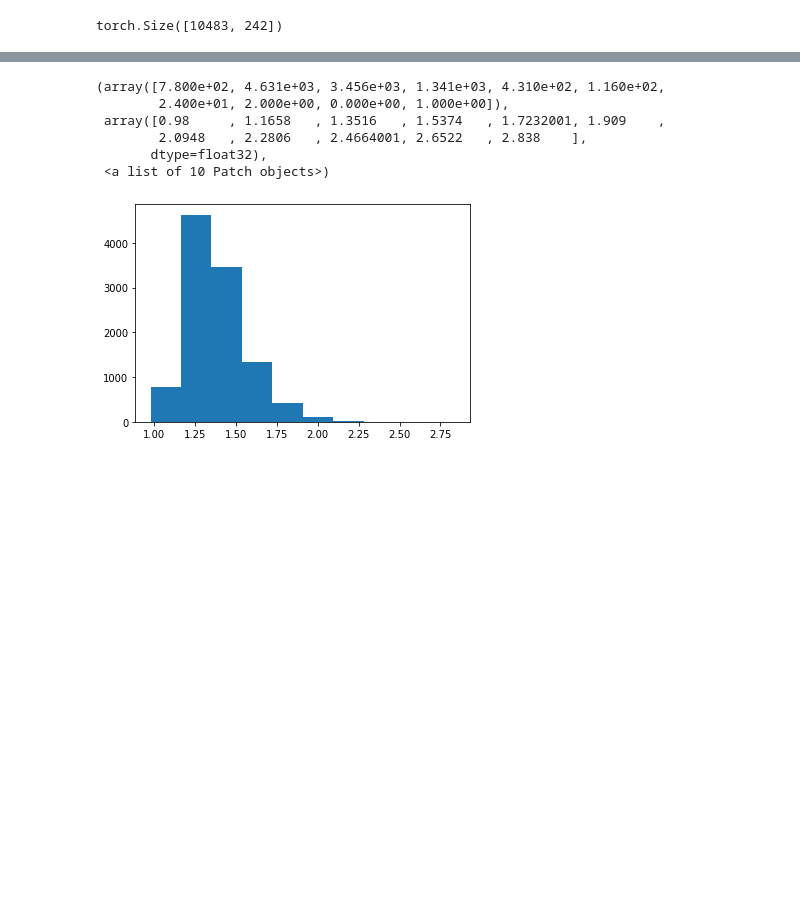
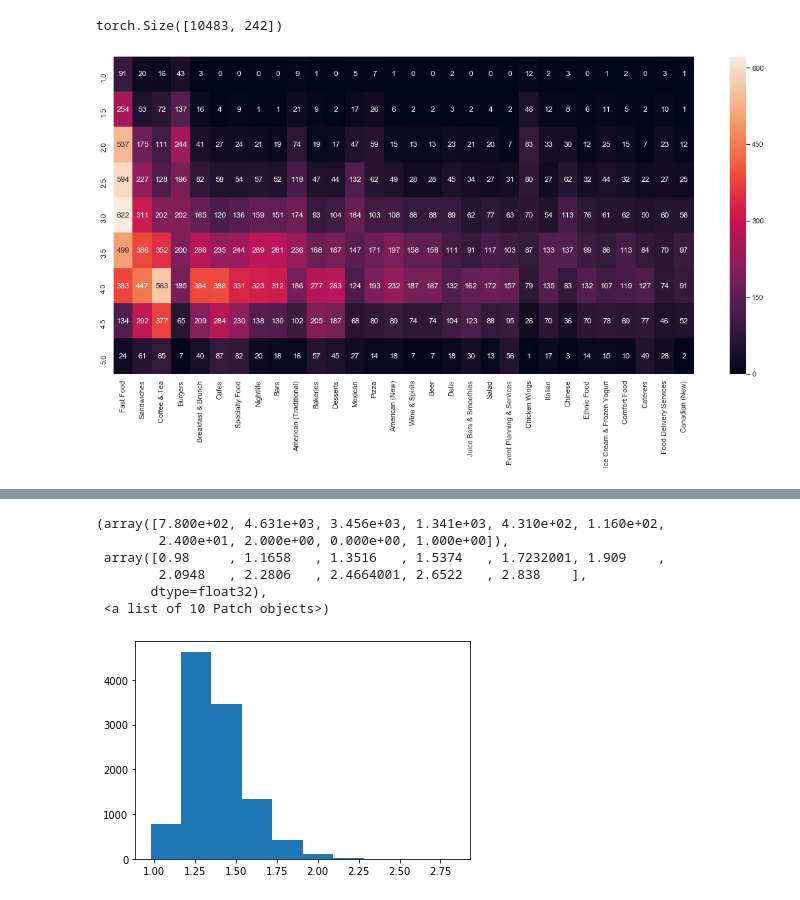
Before and after one commit to wsonv/PP_proejct, a Jupyter notebook: Untitled.ipynb, the cells around one changed output, grey strips where cells are left out. Drawn from its saved outputs; the diff is of its cells as text; code cells hidden in the pictures; blank space fills up the shorter version.

```diff
--- a/Untitled.ipynb
+++ b/Untitled.ipynb
@@ -29,3 +29,5 @@ from pyro.infer.autoguide import init_to_feasible
+# %%
+sns.set()
 # %%
 data_class = YelpData()
 # %%
@@ -44,6 +52,10 @@ rest_data = load('data_pickle/rest_data')
 data.shape
 # %% [output]
 torch.Size([10483, 242])
+# %%
+plot_data_heatmap(rest_data)
+# %% [output]
+[figure, added]
 # %%
 #Poisson
 pois = Pois()
```
Also changed, not shown: parts of 67 cells of this notebook, 15 other files.
